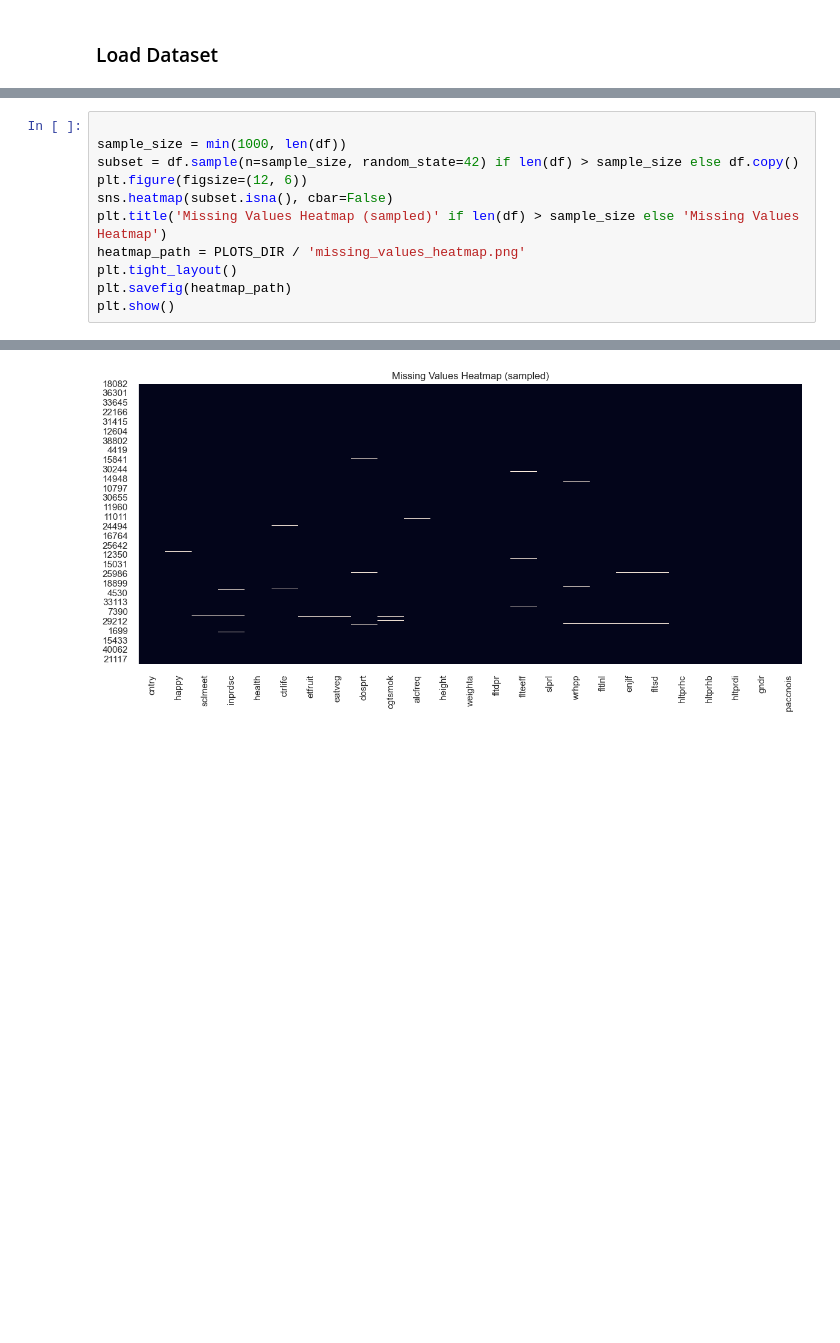
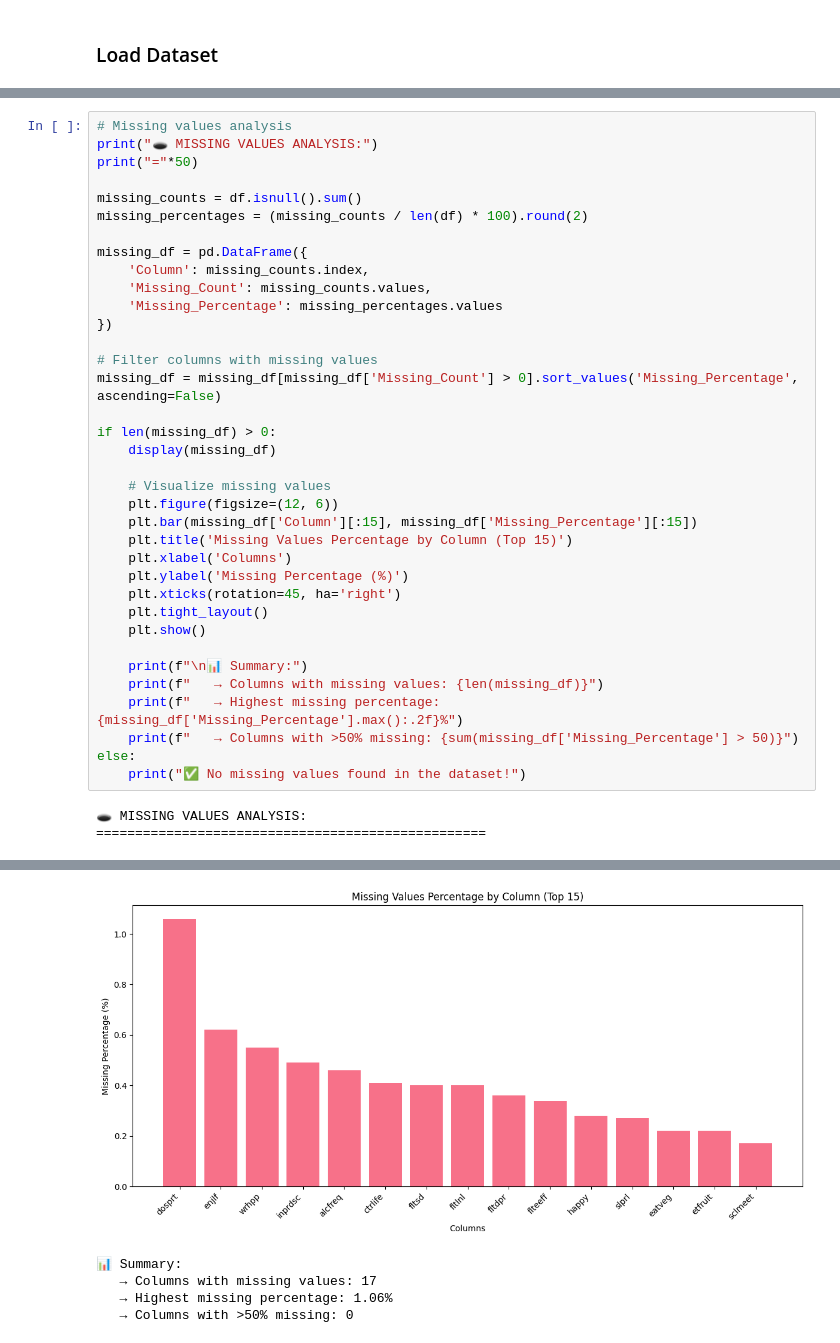
Before and after one commit to Petlaz/health-xai-prediction, a Jupyter notebook: notebooks/01_exploratory_analysis.ipynb, the cells around one changed output, grey strips where cells are left out. Cells and saved outputs as stored; diff of their text form; blank space fills up the shorter version.

```diff
--- a/notebooks/01_exploratory_analysis.ipynb
+++ b/notebooks/01_exploratory_analysis.ipynb
@@ -189,12 +254,39 @@ missing_df.to_csv(METRICS_DIR / 'missing_values_summary.csv')
 # %%
+# Missing values analysis
+print("🕳️ MISSING VALUES ANALYSIS:")
+print("="*50)
 
-sample_size = min(1000, len(df))
-subset = df.sample(n=sample_size, random_state=42) if len(df) > sample_size else df.copy()
-plt.figure(figsize=(12, 6))
-sns.heatmap(subset.isna(), cbar=False)
-plt.title('Missing Values Heatmap (sampled)' if len(df) > sample_size else 'Missing Values Heatmap')
-heatmap_path = PLOTS_DIR / 'missing_values_heatmap.png'
-plt.tight_layout()
-plt.savefig(heatmap_path)
-plt.show()
+missing_counts = df.isnull().sum()
+missing_percentages = (missing_counts / len(df) * 100).round(2)
+
+missing_df = pd.DataFrame({
+    'Column': missing_counts.index,
+    'Missing_Count': missing_counts.values,
+    'Missing_Percentage': missing_percentages.values
+})
+
+# Filter columns with missing values
+missing_df = missing_df[missing_df['Missing_Count'] > 0].sort_values('Missing_Percentage', ascending=False)
+
+if len(missing_df) > 0:
+    display(missing_df)
+
+    # Visualize missing values
+    plt.figure(figsize=(12, 6))
+    plt.bar(missing_df['Column'][:15], missing_df['Missing_Percentage'][:15])
+    plt.title('Missing Values Percentage by Column (Top 15)')
+    plt.xlabel('Columns')
+    plt.ylabel('Missing Percentage (%)')
+    plt.xticks(rotation=45, ha='right')
+    plt.tight_layout()
+    plt.show()
+
+    print(f"\n📊 Summary:")
+    print(f"   → Columns with missing values: {len(missing_df)}")
+    print(f"   → Highest missing percentage: {missing_df['Missing_Percentage'].max():.2f}%")
+    print(f"   → Columns with >50% missing: {sum(missing_df['Missing_Percentage'] > 50)}")
+else:
+    print("✅ No missing values found in the dataset!")
 # %% [output]
+🕳️ MISSING VALUES ANALYSIS:
+==================================================
@@ -201,2 +311,6 @@ plt.show()
-[figure, old version]
+[figure, new version]
+📊 Summary:
+   → Columns with missing values: 17
+   → Highest missing percentage: 1.06%
+   → Columns with >50% missing: 0
 # %% [markdown]
```
Also changed, not shown: parts of 30 cells of this notebook, 14 other files.
